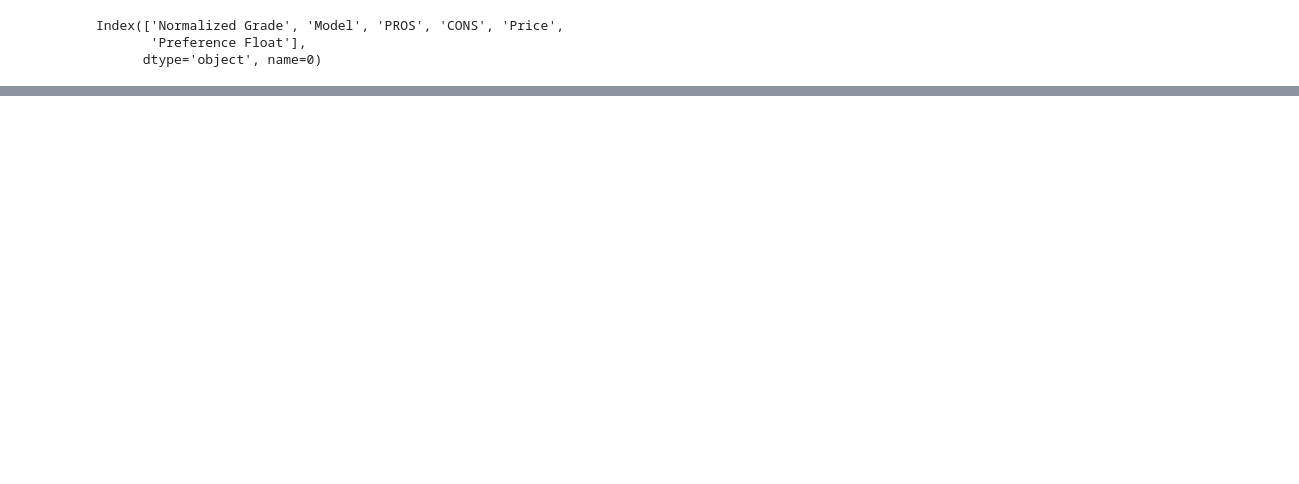
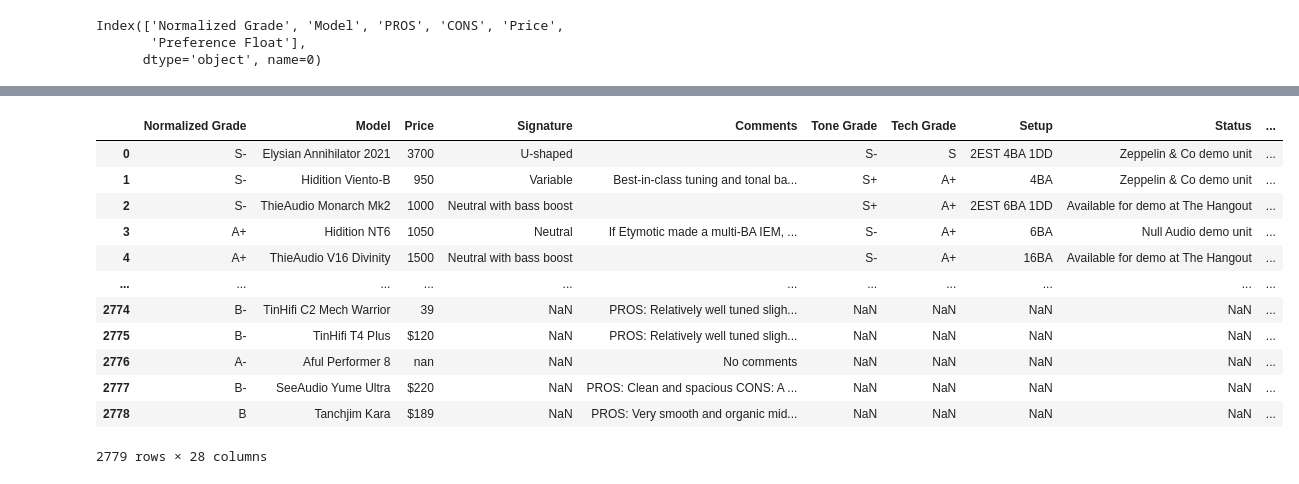
Before and after one commit to EnviouslyEnvy/IEMBase, a Jupyter notebook: iefget.ipynb, the cells around one changed output, grey strips where cells are left out. Drawn from its saved outputs; the diff is of its cells as text; code cells hidden in the pictures; blank space fills up the shorter version.

```diff
--- a/iefget.ipynb
+++ b/iefget.ipynb
@@ -204,5 +217,15 @@ gizdf.head()
 # remove any rows where any column contains string "Re-Rank"
 gizdf = gizdf[~gizdf['Normalized Grade'].str.contains('Re-Rank')]
 gizdf = gizdf[~gizdf['Normalized Grade'].str.contains('Total IEMs Ranked')]
+# remove any rows where the model name is "nan" or empty, or grade is ''.
+gizdf = gizdf[gizdf['Model'] != 'nan']
+gizdf = gizdf[gizdf['Model'] != '']
+gizdf = gizdf[gizdf['Normalized Grade'] != '']
+
+
+gizdf = gizdf[~gizdf['Model'].str.contains('KZ')]
+gizdf = gizdf[~gizdf['Model'].str.contains('CCA')]
+gizdf = gizdf[~gizdf['Model'].str.contains('Joyodio')]
+
 # Add list column for gizdf
 gizdf['List'] = 'giz'
@@ -228,3 +232,18 @@ frames = pd.concat([iefdf, antdf, cogdf, gizdf],axis=0)
+# %%
+# congregate all the dataframes into one dataframe
+frames = pd.concat([iefdf, antdf, cogdf, gizdf],axis=0)
+# Convert 'Model' column to string
+frames['Model'] = frames['Model'].astype(str)
+# Remove any rows where the 'Model' column is empty
+frames = frames[frames['Model'] != 'nan']
+frames['Comments'] = frames['Comments'].astype(str)
+# Turn "Normalized/Tone/Tech/Preference Float" columns into float type
+frames['Normalized Float'] = frames['Normalized Float'].astype(float)
+frames['Tone Float'] = frames['Tone Float'].astype(float)
+frames['Tech Float'] = frames['Tech Float'].astype(float)
+frames['Preference Float'] = frames['Preference Float'].astype(float)
+
+frames.to_csv('all.csv', index=False)
 # %%
 name_variations={
     "Moondrop B2: Dusk":"Moondrop Blessing 2: Dusk",
@@ -233,8 +252,19 @@ name_variations={
     "Elysian Annihilator":"Elysian Annihilator 2021",
     "Elysian Annihilator (2021)":"Elysian Annihilator 2021",
     "Campfire Andromeda":"Campfire Andromeda 2019",
+    "Campfire Andromeda (2020)":"Campfire Andromeda 2020",
+    "Campfire Dorado (2020)":"Campfire Dorado 2020",
+    "Campfire Andromeda (S)": "Campfire Andromeda S",
     "QDC Anole VX":"qdc 8SL/Gemini/Anole VX",
-    "Shuoer S12":"LETSHUOER S12"
+    "Shuoer S12":"LETSHUOER S12",
+    "Apple Airpods Pro 2nd Gen":"Apple Airpods Pro 2",
+    "ThieAudio Legacy 2 (L2)":"ThieAudio Legacy 2",
+    "ThieAudio Legacy 3 (L3)":"ThieAudio Legacy 3",
+    "ThieAudio Legacy 4 (L4)":"ThieAudio Legacy 4",
+    "ThieAudio Legacy 5 (L5)":"ThieAudio Legacy 5",
+    "ThieAudio Legacy 9 (L9)":"ThieAudio Legacy 9",
+    "Nothing Ear (1)": "Nothing Ear 1",
+    "Nothing Ear (2)": "Nothing Ear 2"
     }
 frames['Model'] = frames['Model'].replace(name_variations)
 
@@ -242,11 +272,10 @@ frames['Model'] = frames['Model'].apply(lambda x: "Hidition Viento-B" if x and (
 # %%
 def fuzz_match(row):
     model = row['Model']
-    match = rapidfuzz.process.extractOne(model, frames['Model'], score_cutoff=90)
+    match = rapidfuzz.process.extractOne(model, frames['Model'], score_cutoff=80)
     if match is not None:
         return match[0]
     else:
         return model
 # Apply the fuzz_match function to the Model column
 frames['Model'] = frames.apply(fuzz_match, axis=1)
-frames=frames.reset_index(drop=True)
@@ -266,0 +282,18 @@ frames=frames.reset_index(drop=True)
+# %%
+# reset index
+frames=frames.reset_index(drop=True)
+frames
+# %% [output]
+|  | Normalized Grade | Model | Price | Signature | Comments | Tone Grade | Tech Grade | Setup | Status | ... |
+| 0 | S- | Elysian Annihilator 2021 | 3700 | U-shaped |  | S- | S | 2EST 4BA 1DD | Zeppelin & Co demo unit | ... |
+| 1 | S- | Hidition Viento-B | 950 | Variable | Best-in-class tuning and tonal ba... | S+ | A+ | 4BA | Zeppelin & Co demo unit | ... |
+| 2 | S- | ThieAudio Monarch Mk2 | 1000 | Neutral with bass boost |  | S+ | A+ | 2EST 6BA 1DD | Available for demo at The Hangout | ... |
+| 3 | A+ | Hidition NT6 | 1050 | Neutral | If Etymotic made a multi-BA IEM, ... | S- | A+ | 6BA | Null Audio demo unit | ... |
+| 4 | A+ | ThieAudio V16 Divinity | 1500 | Neutral with bass boost |  | S- | A+ | 16BA | Available for demo at The Hangout | ... |
+| ... | ... | ... | ... | ... | ... | ... | ... | ... | ... | ... |
+| 2774 | B- | TinHifi C2 Mech Warrior | 39 | NaN | PROS: Relatively well tuned sligh... | NaN | NaN | NaN | NaN | ... |
+| 2775 | B- | TinHifi T4 Plus | $120 | NaN | PROS: Relatively well tuned sligh... | NaN | NaN | NaN | NaN | ... |
+| 2776 | A- | Aful Performer 8 | nan | NaN | No comments | NaN | NaN | NaN | NaN | ... |
+| 2777 | B- | SeeAudio Yume Ultra | $220 | NaN | PROS: Clean and spacious CONS: A ... | NaN | NaN | NaN | NaN | ... |
+| 2778 | B | Tanchjim Kara | $189 | NaN | PROS: Very smooth and organic mid... | NaN | NaN | NaN | NaN | ... |
+2779 rows × 28 columns
```
Also changed, not shown: parts of 11 cells of this notebook, 2 other files.
